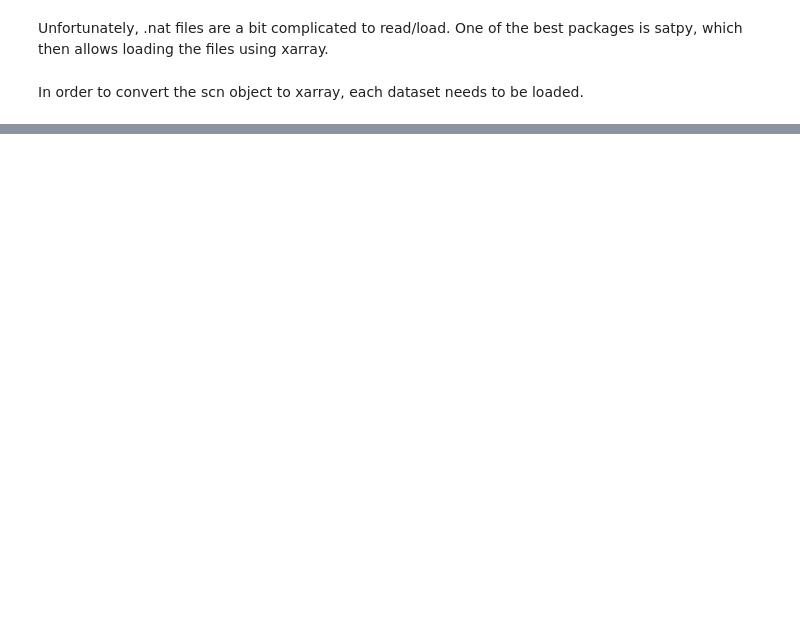
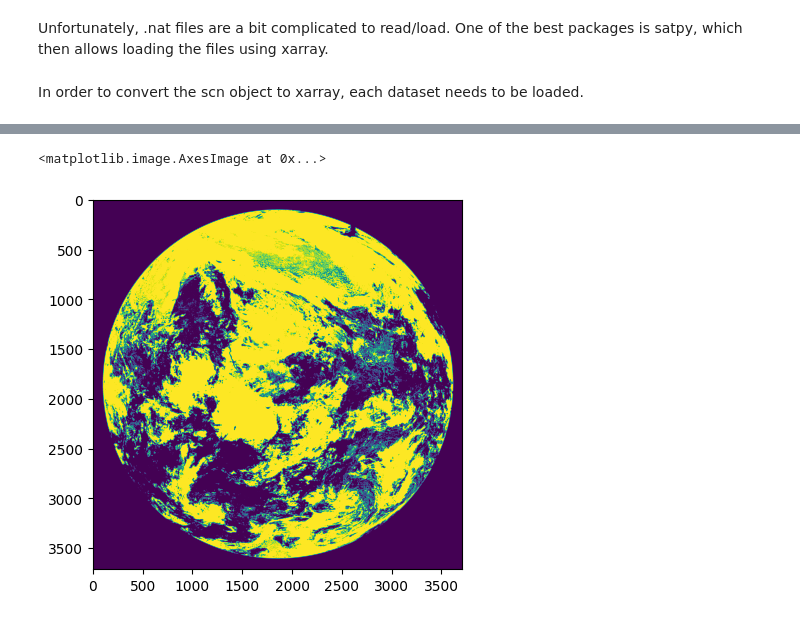
Before and after one commit to spaceml-org/rs_tools, a Jupyter notebook: notebooks/dev/msg/0.1-MSG-download.ipynb, the cells around one changed output, grey strips where cells are left out. Drawn from its saved outputs; the diff is of its cells as text; code cells hidden in the pictures; blank space fills up the shorter version.

```diff
--- a/notebooks/dev/msg/0.1-MSG-download.ipynb
+++ b/notebooks/dev/msg/0.1-MSG-download.ipynb
@@ -156,0 +219,5 @@ ds = scn.to_xarray()
+# %%
+plt.imshow(data == 2) # Cloud
+# %% [output]
+<matplotlib.image.AxesImage at 0x...>
+[figure, added]
```
Also changed, not shown: parts of 25 cells of this notebook, 1 other file.
